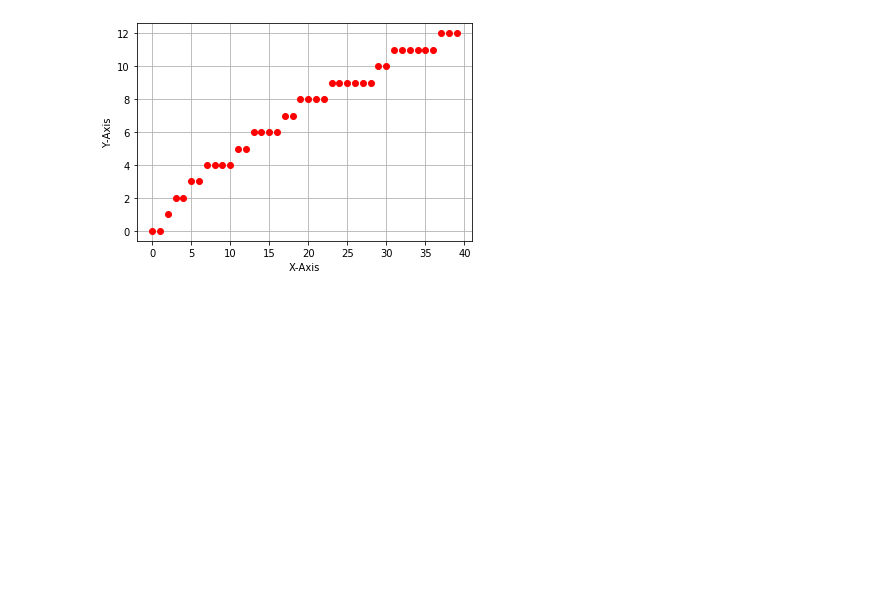
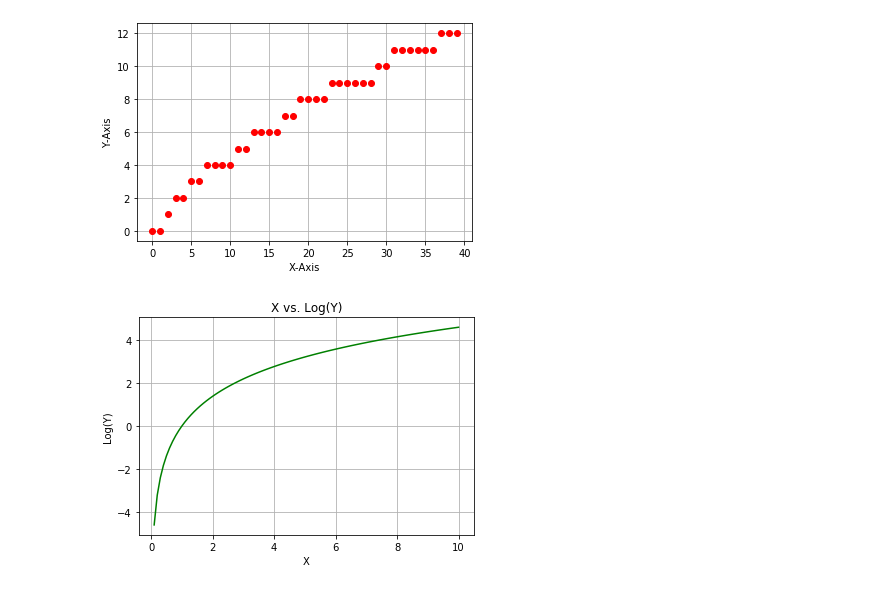
Before and after one commit to CianCoyle/ACM20030-Assignments, a Jupyter notebook: ACM20030-Assignments-1.ipynb, the cells around one changed output. Saved outputs shown, nothing was run; the diff lists cells and outputs as text; code cells hidden in the pictures; blank space fills up the shorter version.

```diff
--- a/ACM20030-Assignments-1.ipynb
+++ b/ACM20030-Assignments-1.ipynb
@@ -87,0 +105,15 @@ np.loadtext()
+# %%
+#Q3b
+data_1 = np.loadtxt("PowerLawOrExponential.txt")
+# %%
+X1 = data_1[:,0]
+Y1 = data_1[:,1]
+# %%
+#Q3c
+plt.title("X vs. Log(Y)")
+plt.xlabel("X")
+plt.ylabel("Log(Y)")
+plt.plot(X1, np.log(Y1), "g-")
+plt.grid(True)
+# %% [output]
+[figure, added]
```
Also changed, not shown: parts of 14 cells of this notebook.
